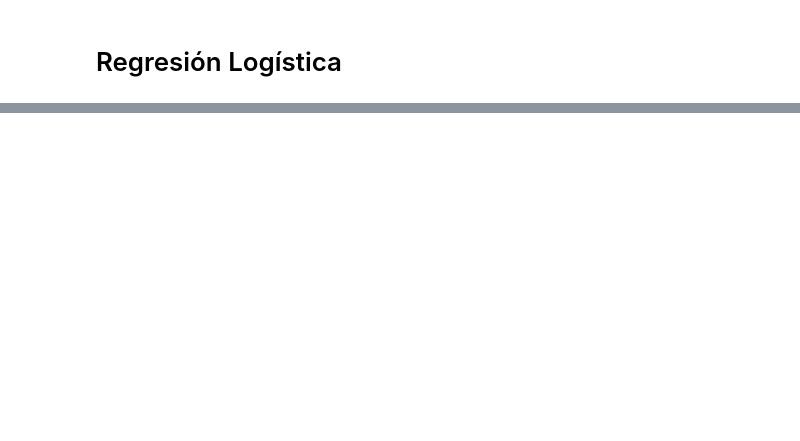
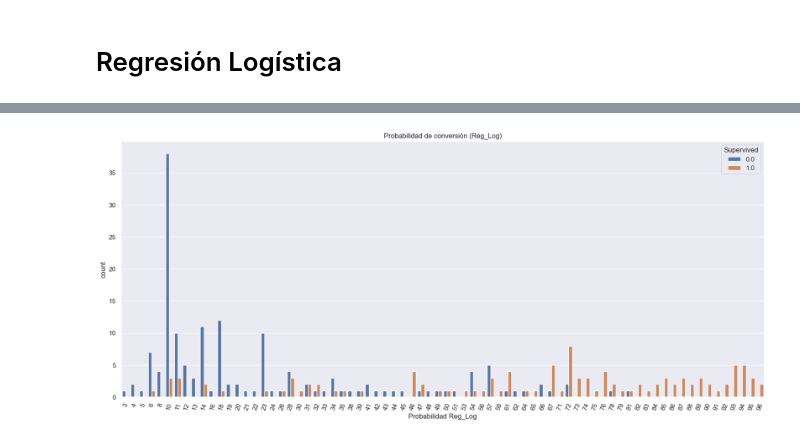
Before and after one commit to Daguerre45/LimpiezaDatos, a Jupyter notebook: Titanic.ipynb, the cells around one changed output, grey strips where cells are left out. Saved outputs shown, nothing was run; the diff lists cells and outputs as text; code cells hidden in the pictures; blank space fills up the shorter version.

```diff
--- a/Titanic.ipynb
+++ b/Titanic.ipynb
@@ -613,0 +625,22 @@ accuracy_svm
+# %%
+preds = X_test.copy()
+preds['Probabilidad Reg_Log'] = y_prob_reg_Log
+preds['Probabilidad DT'] = y_prob_dt
+preds['Probabilidad SVM'] = y_prob_svm
+preds['Supervived'] = y_test
+# %%
+# redondeamos probabilidades
+preds['Probabilidad Reg_Log'] = preds['Probabilidad Reg_Log'].map(lambda x: int(100*np.round(x, 2)))
+preds['Probabilidad DT'] = preds['Probabilidad DT'].map(lambda x: int(100*np.round(x, 2)))
+preds['Probabilidad SVM'] = preds['Probabilidad SVM'].map(lambda x: int(100*np.round(x, 2)))
+# %%
+import seaborn as sns
+import matplotlib.pyplot as plt
+
+sns.set_theme()
+plt.figure(figsize = (20, 8))
+plt.title("Probabilidad de conversión (Reg_Log)")
+sns.countplot(x = 'Probabilidad Reg_Log', data = preds, hue = 'Supervived')
+_=plt.xticks(rotation = 70)
+# %% [output]
+[figure, added]
```
Also changed, not shown: parts of 18 cells of this notebook.
